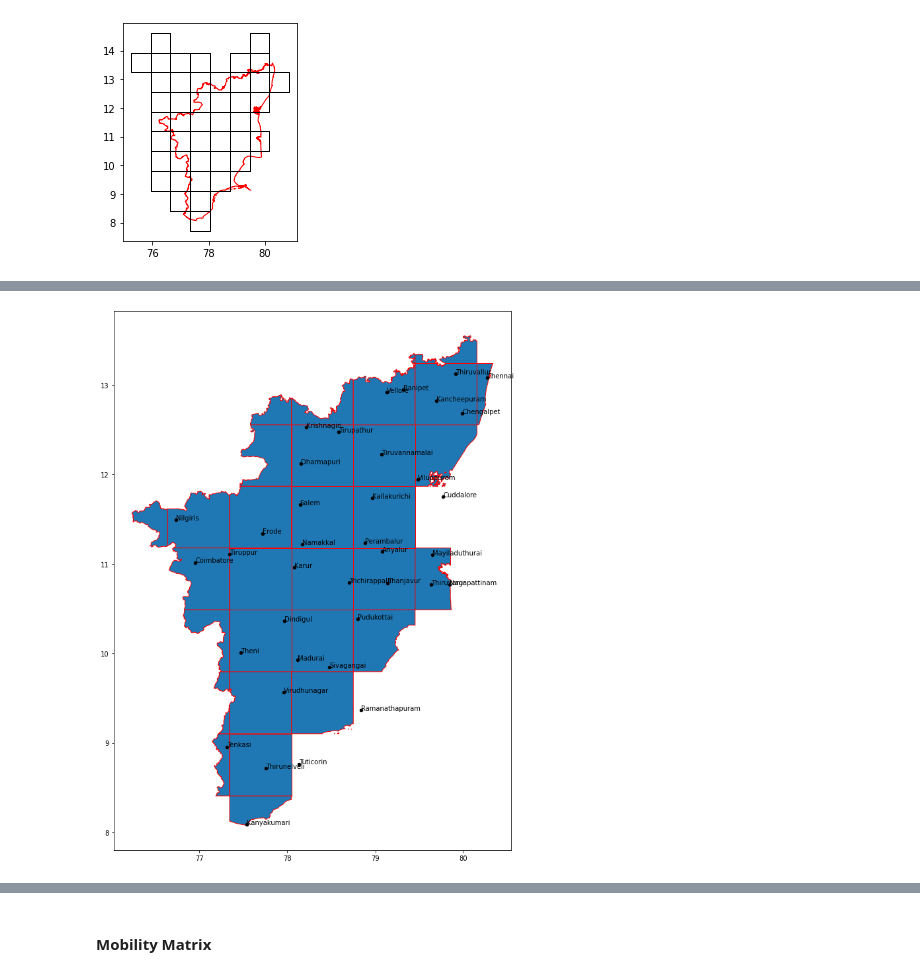
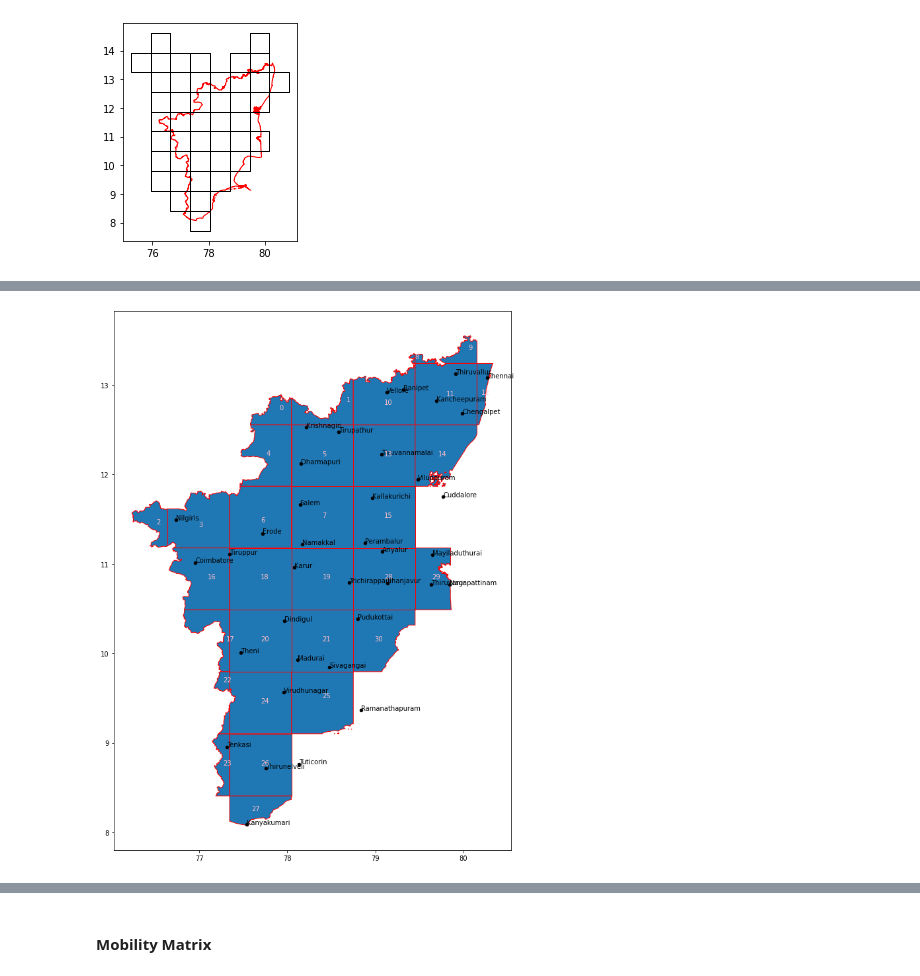
Before and after one commit to returaj/covasim, a Jupyter notebook: models/vanilla/bing_tile.ipynb, the cells around one changed output, grey strips where cells are left out. Cells and saved outputs as stored; diff of their text form; code cells hidden in the pictures.

```diff
--- a/models/vanilla/bing_tile.ipynb
+++ b/models/vanilla/bing_tile.ipynb
@@ -159,0 +161,4 @@ aoi.plot(edgecolor='red')
+# %%
+tn_quadkeys = sorted(aoi.qkeys.to_list())
+for i in range(len(tn_quadkeys)):
+    print(f"{i} {tn_quadkeys[i]}")
@@ -159,0 +203,5 @@ aoi.plot(edgecolor='red')
+# %%
+aoi['rep_point'] = aoi['geometry'].apply(lambda x: x.representative_point().coords[:])
+aoi['rep_point'] = [coords[0] for coords in aoi['rep_point']]
+
+aoi['index'] = aoi['qkeys'].apply(lambda x: binary_search(tn_quadkeys, x, 9))
@@ -159,0 +217,6 @@ aoi.plot(edgecolor='red')
+# %%
+fig, ax = plt.subplots(figsize=(8, 8))
+ax = aoi.plot(ax=ax, edgecolor='red')
+for i, row in aoi.iterrows():
+    ax.annotate(row['index'], xy=row['rep_point'], xytext=(0,0), textcoords="offset points", color='black')
+plt.show()
@@ -178,10 +243,13 @@ district_gdf = gpd.GeoDataFrame(district_df, crs=CRS("WGS84"), geometry=geometry
 # %%
 fig, ax = plt.subplots(figsize=(15, 15))
 aoi.plot(ax=ax, edgecolor='red')
 district_gdf.plot(ax=ax, markersize=20, color='black', marker='o', label='district')
 for x, y, label in zip(district_gdf.geometry.x, district_gdf.geometry.y, district_gdf.district):
     ax.annotate(label, xy=(x, y), xytext=(0, 0), textcoords="offset points",)
+for i, row in aoi.iterrows():
+    ax.annotate(row['index'], xy=row['rep_point'], xytext=(0,0), textcoords="offset points", color='pink')
+plt.show()
 # %% [output]
-[figure, old version]
+[figure, new version]
 # %%
 ##
```
Also changed, not shown: parts of 13 cells of this notebook, 7 other files.
